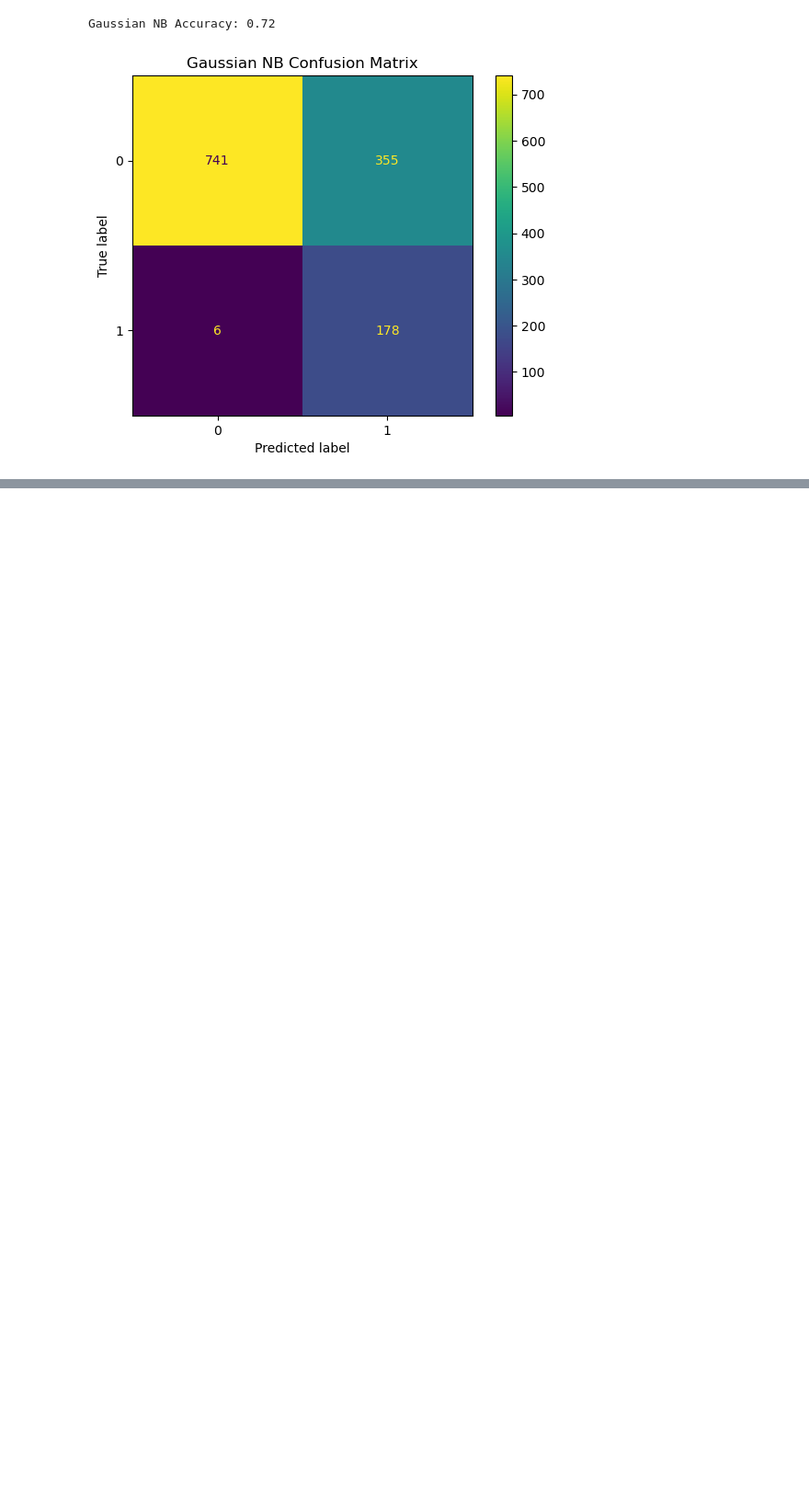
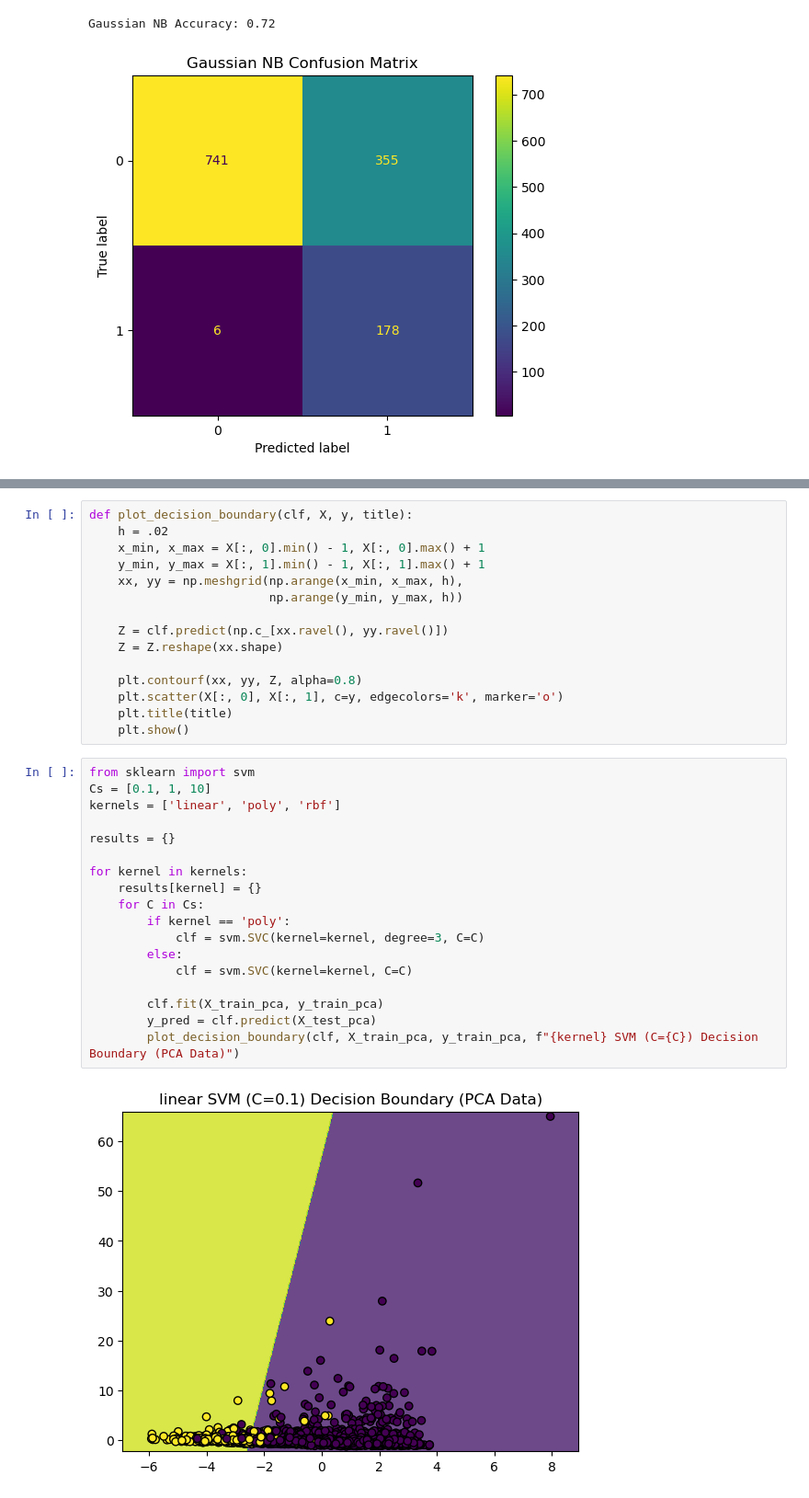
Before and after one commit to Sanjay71013/F1-Standings-Prediction, a Jupyter notebook: F1_Standings_prediction.ipynb, the cells around one changed output, grey strips where cells are left out. Shown at 92% size. Saved outputs shown, nothing was run; the diff lists cells and outputs as text; blank space fills up the shorter version.

```diff
--- a/F1_Standings_prediction.ipynb
+++ b/F1_Standings_prediction.ipynb
@@ -1219,0 +1330,35 @@ Gaussian NB Accuracy: 0.72
+# %%
+def plot_decision_boundary(clf, X, y, title):
+    h = .02
+    x_min, x_max = X[:, 0].min() - 1, X[:, 0].max() + 1
+    y_min, y_max = X[:, 1].min() - 1, X[:, 1].max() + 1
+    xx, yy = np.meshgrid(np.arange(x_min, x_max, h),
+                         np.arange(y_min, y_max, h))
+
+    Z = clf.predict(np.c_[xx.ravel(), yy.ravel()])
+    Z = Z.reshape(xx.shape)
+
+    plt.contourf(xx, yy, Z, alpha=0.8)
+    plt.scatter(X[:, 0], X[:, 1], c=y, edgecolors='k', marker='o')
+    plt.title(title)
+    plt.show()
+# %%
+from sklearn import svm
+Cs = [0.1, 1, 10]
+kernels = ['linear', 'poly', 'rbf']
+
+results = {}
+
+for kernel in kernels:
+    results[kernel] = {}
+    for C in Cs:
+        if kernel == 'poly':
+            clf = svm.SVC(kernel=kernel, degree=3, C=C)
+        else:
+            clf = svm.SVC(kernel=kernel, C=C)
+
+        clf.fit(X_train_pca, y_train_pca)
+        y_pred = clf.predict(X_test_pca)
+        plot_decision_boundary(clf, X_train_pca, y_train_pca, f"{kernel} SVM (C={C}) Decision Boundary (PCA Data)")
+# %% [output]
+[figure, added]
```
Also changed, not shown: parts of 25 cells of this notebook.
